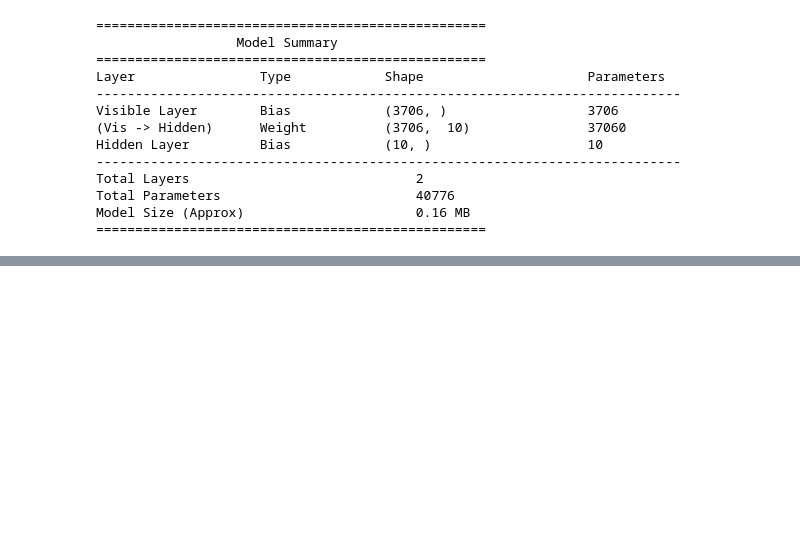
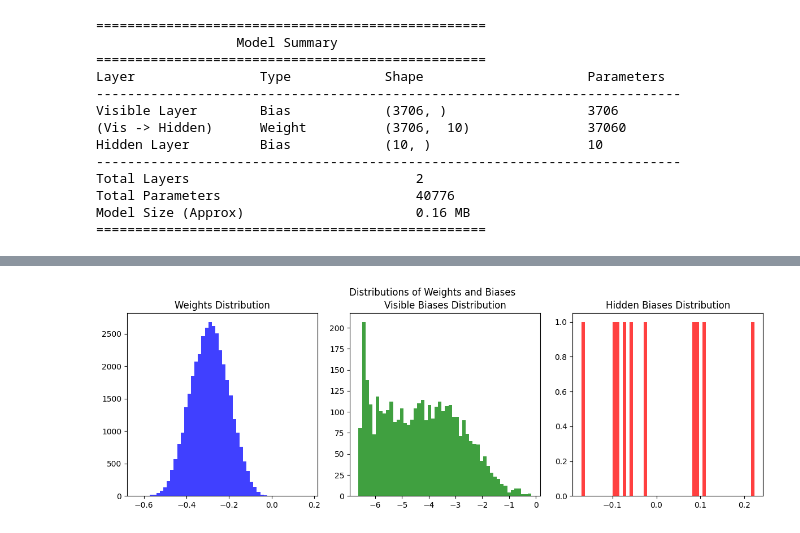
Before and after one commit to jzsmoreno/restricted_boltzmann, a Jupyter notebook: example.ipynb, the cells around one changed output, grey strips where cells are left out. Cells and saved outputs as stored; diff of their text form; code cells hidden in the pictures; blank space fills up the shorter version.

Commit message:
[ADD] plot_distributions and summarize_statistics

```diff
--- a/example.ipynb
+++ b/example.ipynb
@@ -154,0 +174,4 @@ Model Size (Approx)                      0.16 MB
+# %%
+model.plot_distributions()
+# %% [output]
+[figure, added]
```
Also changed, not shown: parts of 8 cells of this notebook, 1 other file.
